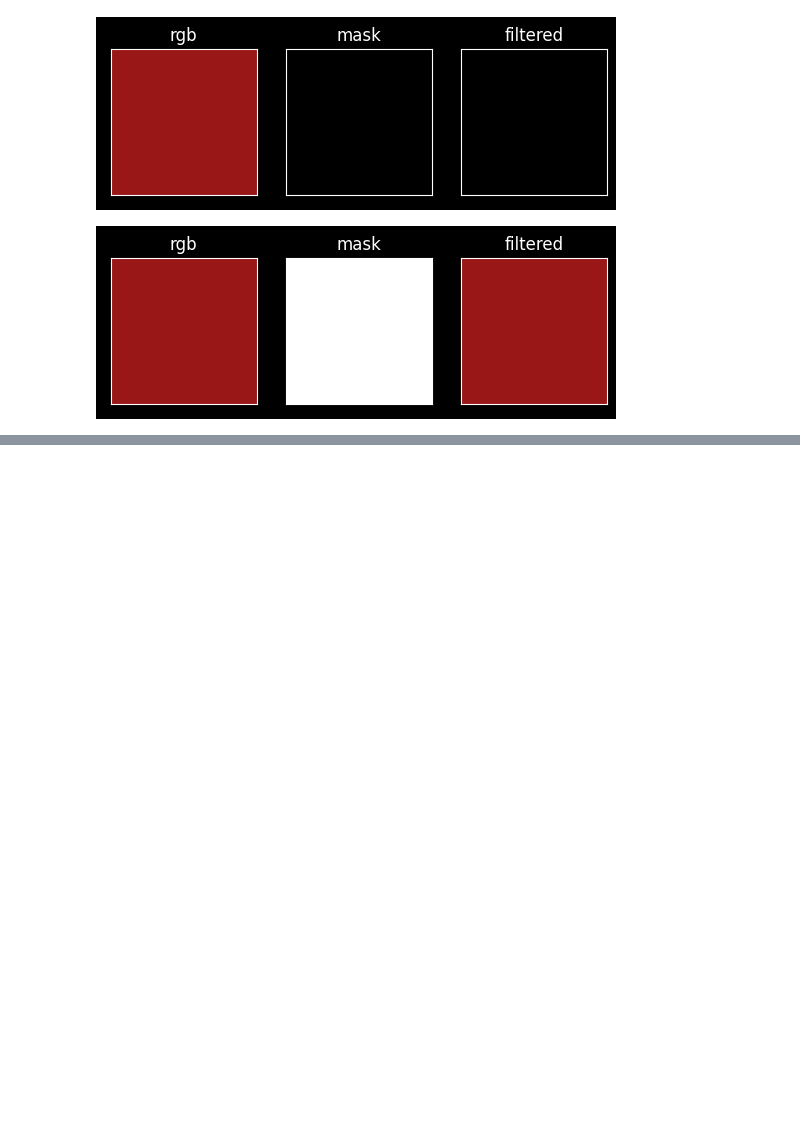
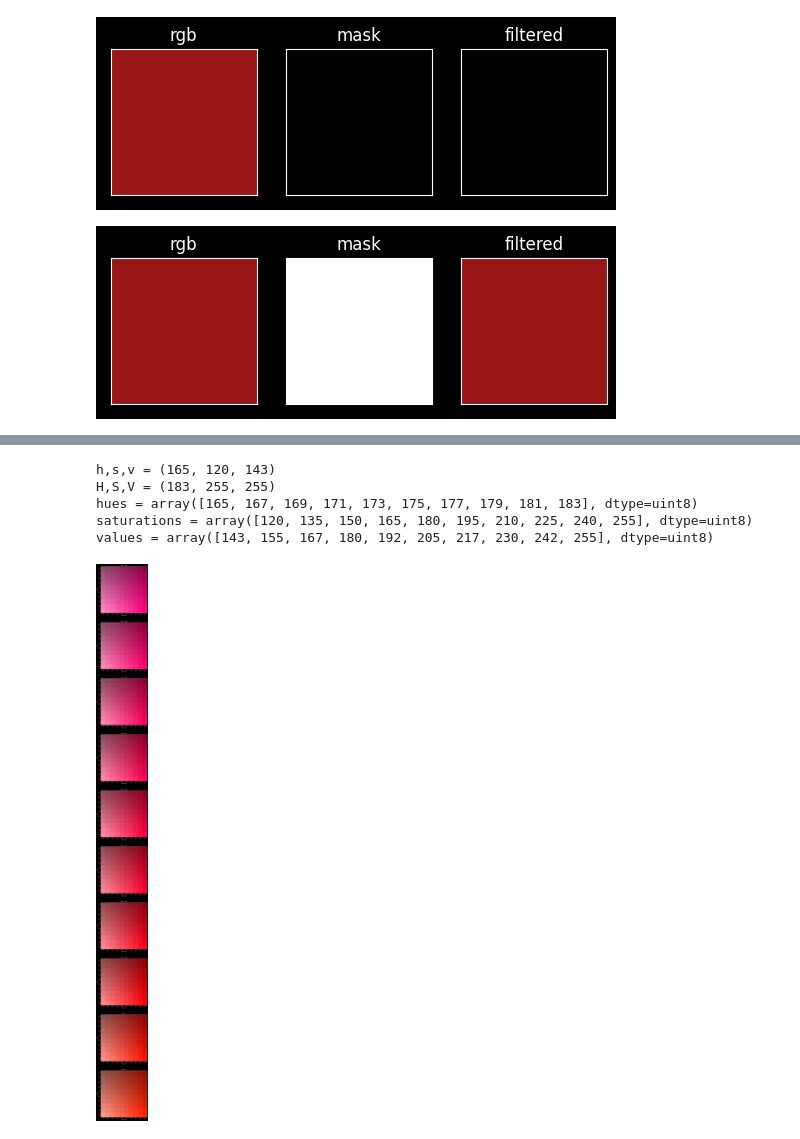
Before and after one commit to phunc20/python, a Jupyter notebook: cv2/colorspaces/hsv.ipynb, the cells around one changed output, grey strips where cells are left out. Cells and saved outputs as stored; diff of their text form; code cells hidden in the pictures; blank space fills up the shorter version.

```diff
--- a/cv2/colorspaces/hsv.ipynb
+++ b/cv2/colorspaces/hsv.ipynb
@@ -167,0 +178,11 @@ H=29 < h=140
+# %%
+splendid_display_inRange(
+    low=(165,120,143), high=(4, 255, 255),
+    n_hues=10, n_saturations=10, n_values=10, debug=True);
+# %% [output]
+h,s,v = (165, 120, 143)
+H,S,V = (183, 255, 255)
+hues = array([165, 167, 169, 171, 173, 175, 177, 179, 181, 183], dtype=uint8)
+saturations = array([120, 135, 150, 165, 180, 195, 210, 225, 240, 255], dtype=uint8)
+values = array([143, 155, 167, 180, 192, 205, 217, 230, 242, 255], dtype=uint8)
+[figure, added]
```
Also changed, not shown: parts of 4 cells of this notebook, 3 other files.
